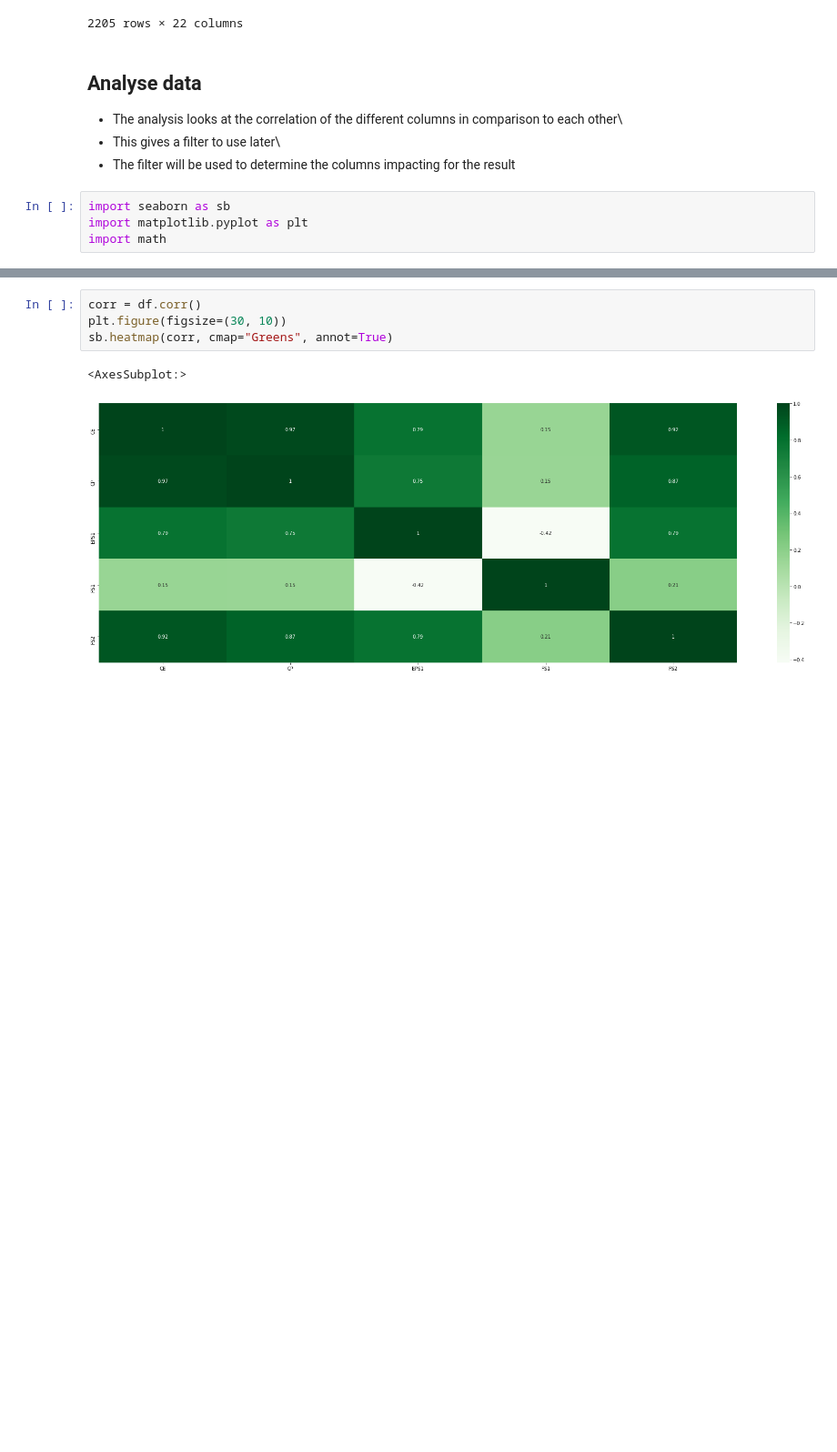
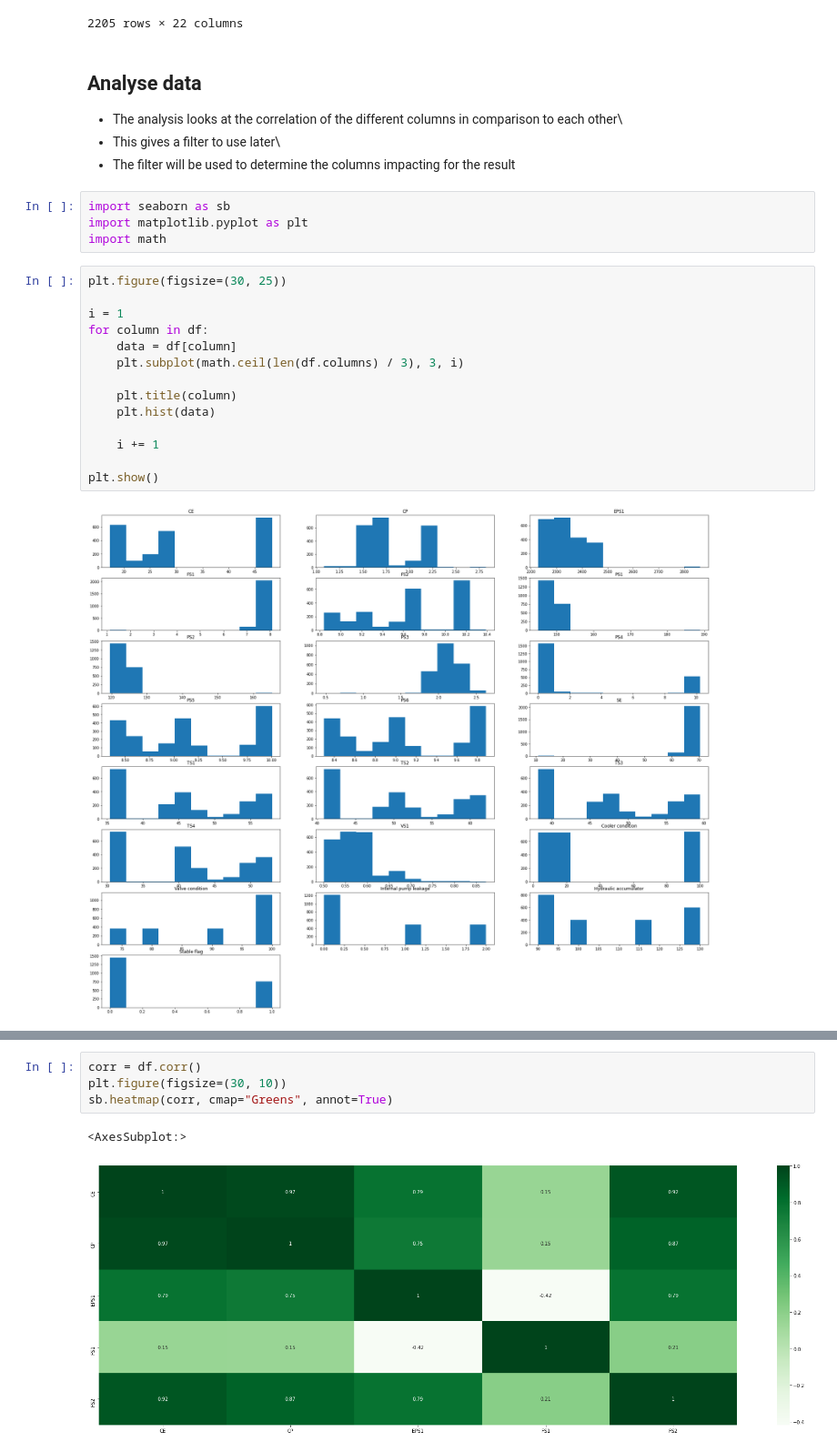
Before and after one commit to Predictive-maintenance-casus-2021/Predictive-Maintenance-supervised-learning, a Jupyter notebook: PredictiveMaintenanceMainNotebook.ipynb, the cells around one changed output, grey strips where cells are left out. Shown: that part at 91% size. Saved outputs shown, nothing was run; the diff lists cells and outputs as text; blank space fills up the shorter version.

Commit message:
Added histograms

```diff
--- a/PredictiveMaintenanceMainNotebook.ipynb
+++ b/PredictiveMaintenanceMainNotebook.ipynb
@@ -51,6 +51,22 @@ df
 import seaborn as sb
 import matplotlib.pyplot as plt
 import math
+# %%
+plt.figure(figsize=(30, 25))
+
+i = 1
+for column in df:
+    data = df[column]
+    plt.subplot(math.ceil(len(df.columns) / 3), 3, i)
+
+    plt.title(column)
+    plt.hist(data)
+
+    i += 1
+
+plt.show()
+# %% [output]
+[figure, added]
 # %%
 plt.figure(figsize=(30, 25))
 
```
Also changed, not shown: parts of 1 cell of this notebook.
